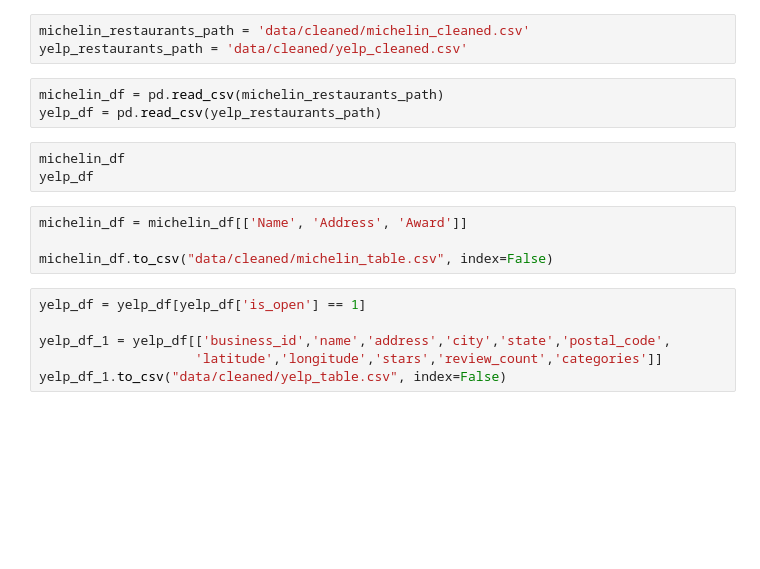
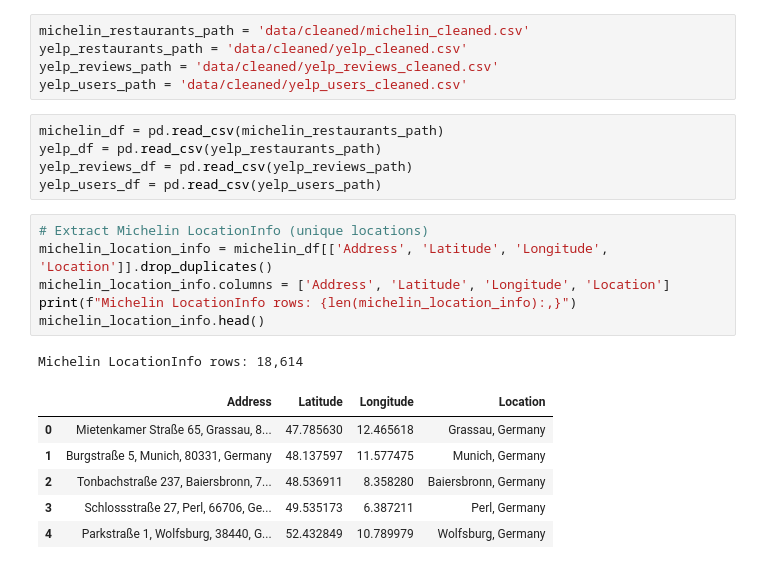
Before and after one commit to belle-hsieh/dishcord, a Jupyter notebook: formatting.ipynb, the cells around one changed output. Saved outputs shown, nothing was run; the diff lists cells and outputs as text; blank space fills up the shorter version.

```diff
--- a/formatting.ipynb
+++ b/formatting.ipynb
@@ -4,19 +3,24 @@ import os
 # %%
 michelin_restaurants_path = 'data/cleaned/michelin_cleaned.csv'
 yelp_restaurants_path = 'data/cleaned/yelp_cleaned.csv'
+yelp_reviews_path = 'data/cleaned/yelp_reviews_cleaned.csv'
+yelp_users_path = 'data/cleaned/yelp_users_cleaned.csv'
 # %%
 michelin_df = pd.read_csv(michelin_restaurants_path)
 yelp_df = pd.read_csv(yelp_restaurants_path)
+yelp_reviews_df = pd.read_csv(yelp_reviews_path)
+yelp_users_df = pd.read_csv(yelp_users_path)
-# %%
-michelin_df
-yelp_df
-# %%
-michelin_df = michelin_df[['Name', 'Address', 'Award']]
-
-michelin_df.to_csv("data/cleaned/michelin_table.csv", index=False)
-# %%
-yelp_df = yelp_df[yelp_df['is_open'] == 1]
-
-yelp_df_1 = yelp_df[['business_id','name','address','city','state','postal_code',
-                    'latitude','longitude','stars','review_count','categories']]
-yelp_df_1.to_csv("data/cleaned/yelp_table.csv", index=False)
+# %%
+# Extract Michelin LocationInfo (unique locations)
+michelin_location_info = michelin_df[['Address', 'Latitude', 'Longitude', 'Location']].drop_duplicates()
+michelin_location_info.columns = ['Address', 'Latitude', 'Longitude', 'Location']
+print(f"Michelin LocationInfo rows: {len(michelin_location_info):,}")
+michelin_location_info.head()
+# %% [output]
+Michelin LocationInfo rows: 18,614
+|  | Address | Latitude | Longitude | Location |
+| 0 | Mietenkamer Straße 65, Grassau, 8... | 47.785630 | 12.465618 | Grassau, Germany |
+| 1 | Burgstraße 5, Munich, 80331, Germany | 48.137597 | 11.577475 | Munich, Germany |
+| 2 | Tonbachstraße 237, Baiersbronn, 7... | 48.536911 | 8.358280 | Baiersbronn, Germany |
+| 3 | Schlossstraße 27, Perl, 66706, Ge... | 49.535173 | 6.387211 | Perl, Germany |
+| 4 | Parkstraße 1, Wolfsburg, 38440, G... | 52.432849 | 10.789979 | Wolfsburg, Germany |
```
Also changed, not shown: parts of 7 cells of this notebook, 1 other file.
